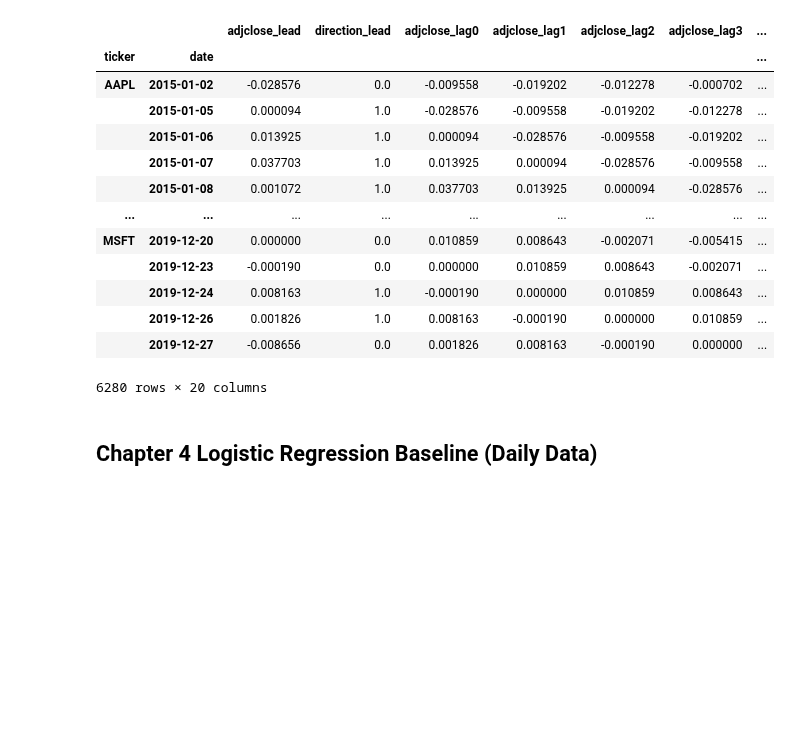
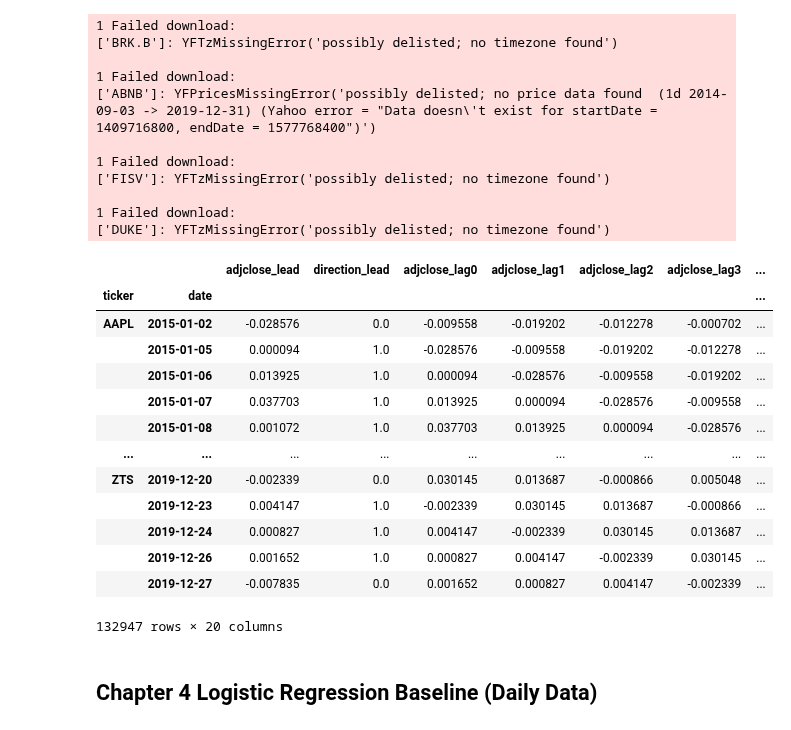
Before and after one commit to navid-nb/MSc_ML_Project1, a Jupyter notebook: classification.ipynb, the cells around one changed output. Saved outputs shown, nothing was run; the diff lists cells and outputs as text; code cells hidden in the pictures; blank space fills up the shorter version.

```diff
--- a/classification.ipynb
+++ b/classification.ipynb
@@ -398,40 +183,64 @@ def prepare_daily_indicator_panel(
     panel = (
         pd.concat(frames, ignore_index=True)
         .assign(date=lambda df_: pd.to_datetime(df_['date']))
         .sort_values(['ticker', 'date'])
         .set_index(['ticker', 'date'])
     )
     if requested_start is not None:
         panel = panel[panel.index.get_level_values('date') >= requested_start]
     return panel
 
 
+all_tickers = [
+    "NVDA", "AAPL", "MSFT", "GOOGL", "AMZN", "META", "AVGO", "TSLA", "BRK-B", "JPM",
+    "ORCL", "WMT", "V", "LLY", "NFLX", "MA", "XOM", "JNJ", "COST", "HD",
+    "ABBV", "BAC", "PG", "CVX", "MRK", "KO", "PEP", "AMD", "CRM", "TSM",
+    "MCD", "ACN", "CSCO", "TMO", "LIN", "WFC", "ADBE", "TXN", "BABA", "NKE",
+    "QCOM", "DHR", "AMGN", "PFE", "MS", "UNH", "UPS", "CAT", "HON", "AMAT",
+    "GS", "SCHW", "RTX", "BKNG", "LMT", "PM", "AMT", "IBM", "INTC", "BLK",
+    "GE", "DE", "ADP", "SBUX", "SPGI", "GILD", "COP", "CME", "ISRG", "USB",
+    "CVS", "NOW", "PYPL", "ELV", "C", "BX", "EQIX", "ABNB", "CI", "MU",
+    "MDT", "UNP", "ZTS", "MO", "T", "INTU", "HCA", "SYK", "MMC", "CB",
+    "PLD", "CHTR", "ICE", "PANW", "TGT", "REGN", "GM", "ADI", "CSX", "FISV",
+    "VRTX", "FIS", "PGR", "NSC", "EOG", "CL", "SO", "AON", "DUK", "KDP"
+]
 # Build a multi-ticker daily panel ready for modelling.
 daily_indicator_panel = prepare_daily_indicator_panel(
-    tickers=['AAPL', 'MSFT', 'GOOGL', 'AMZN', 'META'],
+    tickers=all_tickers,
     start='2015-01-01',
     end='2019-12-31',
     horizon=1,
     dropna=True,
     min_obs=120,
 )
 
 daily_indicator_panel
 # %% [output]
+1 Failed download:
+['BRK.B']: YFTzMissingError('possibly delisted; no timezone found')
+
+1 Failed download:
+['ABNB']: YFPricesMissingError('possibly delisted; no price data found  (1d 2014-09-03 -> 2019-12-31) (Yahoo error = "Data doesn\'t exist for startDate = 1409716800, endDate = 1577768400")')
+
+1 Failed download:
+['FISV']: YFTzMissingError('possibly delisted; no timezone found')
+
+1 Failed download:
+['DUKE']: YFTzMissingError('possibly delisted; no timezone found')
 |  |  | adjclose_lead | direction_lead | adjclose_lag0 | adjclose_lag1 | adjclose_lag2 | adjclose_lag3 | ... |
 | ticker | date |  |  |  |  |  |  | ... |
 | AAPL | 2015-01-02 | -0.028576 | 0.0 | -0.009558 | -0.019202 | -0.012278 | -0.000702 | ... |
 |  | 2015-01-05 | 0.000094 | 1.0 | -0.028576 | -0.009558 | -0.019202 | -0.012278 | ... |
 |  | 2015-01-06 | 0.013925 | 1.0 | 0.000094 | -0.028576 | -0.009558 | -0.019202 | ... |
 |  | 2015-01-07 | 0.037703 | 1.0 | 0.013925 | 0.000094 | -0.028576 | -0.009558 | ... |
 |  | 2015-01-08 | 0.001072 | 1.0 | 0.037703 | 0.013925 | 0.000094 | -0.028576 | ... |
 | ... | ... | ... | ... | ... | ... | ... | ... | ... |
-| MSFT | 2019-12-20 | 0.000000 | 0.0 | 0.010859 | 0.008643 | -0.002071 | -0.005415 | ... |
-|  | 2019-12-23 | -0.000190 | 0.0 | 0.000000 | 0.010859 | 0.008643 | -0.002071 | ... |
-|  | 2019-12-24 | 0.008163 | 1.0 | -0.000190 | 0.000000 | 0.010859 | 0.008643 | ... |
-|  | 2019-12-26 | 0.001826 | 1.0 | 0.008163 | -0.000190 | 0.000000 | 0.010859 | ... |
-|  | 2019-12-27 | -0.008656 | 0.0 | 0.001826 | 0.008163 | -0.000190 | 0.000000 | ... |
+| ZTS | 2019-12-20 | -0.002339 | 0.0 | 0.030145 | 0.013687 | -0.000866 | 0.005048 | ... |
+|  | 2019-12-23 | 0.004147 | 1.0 | -0.002339 | 0.030145 | 0.013687 | -0.000866 | ... |
+|  | 2019-12-24 | 0.000827 | 1.0 | 0.004147 | -0.002339 | 0.030145 | 0.013687 | ... |
+|  | 2019-12-26 | 0.001652 | 1.0 | 0.000827 | 0.004147 | -0.002339 | 0.030145 | ... |
+|  | 2019-12-27 | -0.007835 | 0.0 | 0.001652 | 0.000827 | 0.004147 | -0.002339 | ... |
-6280 rows × 20 columns
+132947 rows × 20 columns
 # %%
 def _flatten_price_columns(df):
     if isinstance(df.columns, pd.MultiIndex):
```
Also changed, not shown: parts of 18 cells of this notebook.
